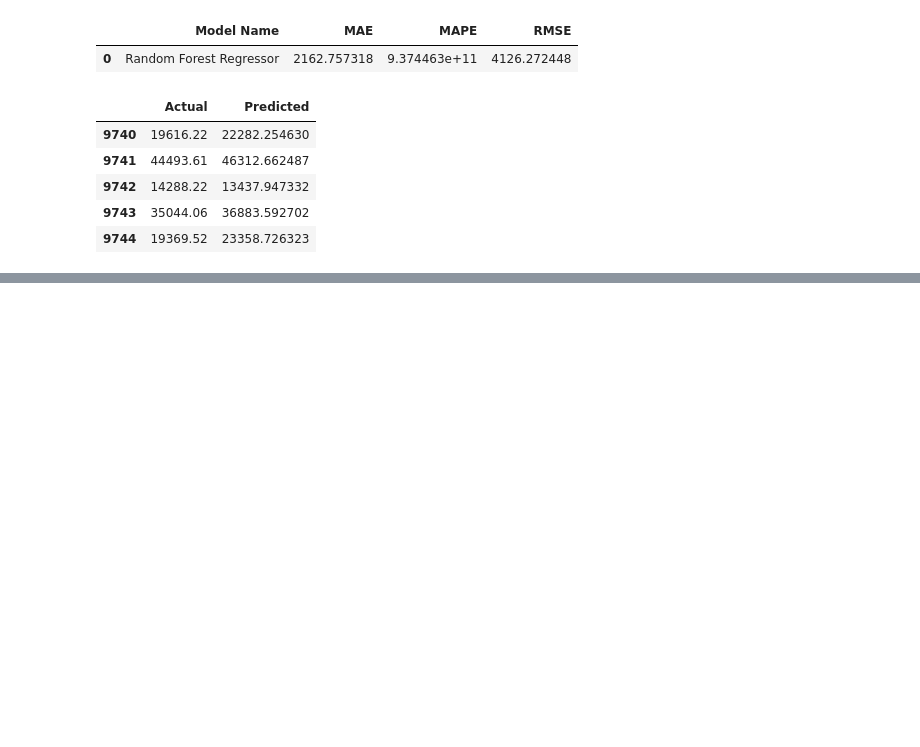
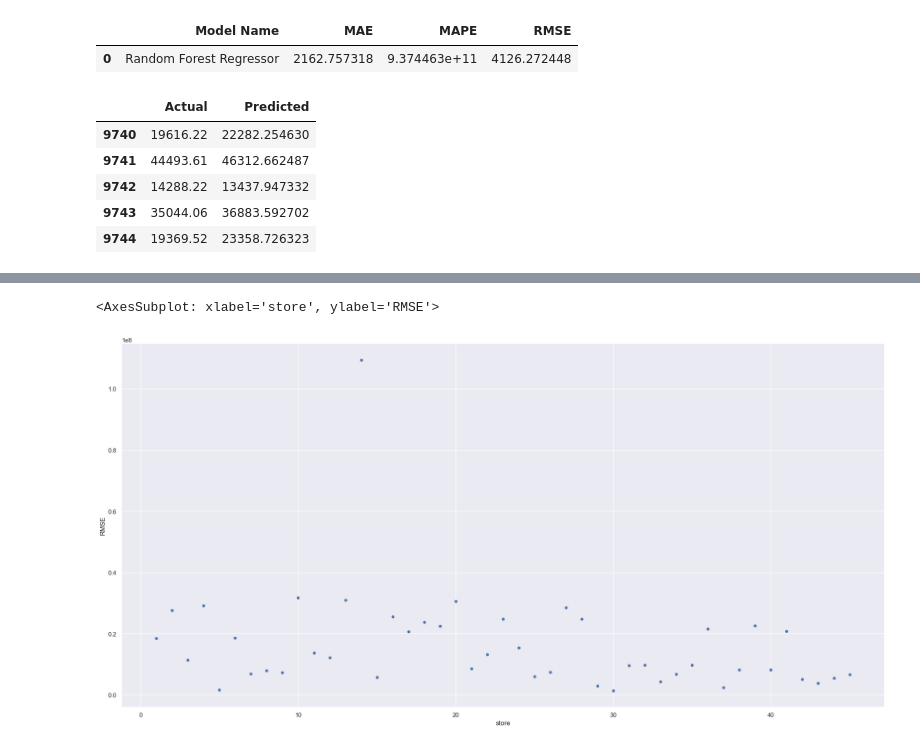
Before and after one commit to Raquelrs3/walmart_retail_case_study, a Jupyter notebook: Raquel_Rocha_Case_tecnico_Ioasys_F3.ipynb, the cells around one changed output, grey strips where cells are left out. Saved outputs shown, nothing was run; the diff lists cells and outputs as text; code cells hidden in the pictures; blank space fills up the shorter version.

```diff
--- a/Raquel_Rocha_Case_tecnico_Ioasys_F3.ipynb
+++ b/Raquel_Rocha_Case_tecnico_Ioasys_F3.ipynb
@@ -737,8 +737,8 @@ sns.scatterplot(x="date",y="weekly_sales",data=aux2);
 ##### **H7- Lojas abertas durante período de feriados importantes(super bowl, dia do trabalhador, natal, ação de graças...) deveriam vender mais.**
 Resposta: Os dados demonstram que a maior quantidade de vendas ocorrem em semanas sem feriado, apesar disso percebemos que a média de vendas nas semanas com feriados é de 1163.14 maior que a média de vendas nas semanas sem feriado. Essa visão agrupada, esconde um comportamento interessante, nos feriados de fevereiro e setembro ocorre um pequeno aumento nas vendas. Já em novembro, o comportamento das vendas tem um aumento considerável, enquanto em dezembro mostra um comportamento oposto, com baixas expressivas nas vendas. Embora não haja dados suficientes, podemos supor que as vendas para os feriados de dezembro são antecipadas em novembro, no feriado de Thanksgiving que antecede a Black Friday.
 # %%
-df1["is_holiday"] = df1["is_holiday"].replace(["Nao"],0)
-df1["is_holiday"] = df1["is_holiday"].replace(["Sim"],1)
+df4["is_holiday"] = df4["is_holiday"].replace(["Nao"],0)
+df4["is_holiday"] = df4["is_holiday"].replace(["Sim"],1)
 # %%
 df4[df4['is_holiday']==0]['weekly_sales'].describe()
 # %% [output]
@@ -1605,0 +1622,2 @@ rf_pred_tunning.head()
+# %%
+df9 = pd.DataFrame({'weekly_sales': y_val, 'predicted': yhat_rf_model_tuned})
@@ -1605,0 +1633,3 @@ rf_pred_tunning.head()
+# %%
+df9['store'] = x_val['store']
+df9.head()
@@ -1605,0 +1645,23 @@ rf_pred_tunning.head()
+# %%
+# Sum os Predictions, para saber quanto de dinheiro irá entrar com o modelo.
+df91 = df9 [["store", "predicted"]].groupby("store").sum().reset_index()
+
+# MAE RMSE, para reportar o valor de negócio.
+# Modelo do MAE
+df9_aux1 = df9[["store", "weekly_sales", "predicted"]].groupby("store").apply(lambda x:mean_absolute_error(x["weekly_sales"], x["predicted"])).reset_index().rename(columns = {0:"MAE"}) # primeiro argumento são as vendas reais (sales) e segundo argumento (são as predições)
+
+#Modelo RMSE
+df9_aux2 = df9[["store", "weekly_sales", "predicted"]].groupby("store").apply(lambda x:mean_squared_error(x["weekly_sales"], x["predicted"])).reset_index().rename(columns = {0:"RMSE"}) # primeiro argumento são as vendas reais (sales) e segundo argumento (são as predições)
+
+# Merge (Aqui reuniremos os valores MAE e RMSE)
+#inner = comparar as lojas, por isso coloca store no "on"
+df9_aux3 = pd.merge(df9_aux1, df9_aux2, how="inner", on="store")
+#Aqui colocaremos o MAE e o RMSE junto somas das predições por loja
+df92 = pd.merge(df91, df9_aux3, how="inner", on="store")
+
+# Scenarios
+df92["pior_cenario"] = df92["predicted"] - df92["RMSE"]
+df92["melhor_cenario"] = df92["predicted"] + df92["RMSE"]
+
+# order columns, ver nessa ordem os dados
+df92 = df92[["store", "predicted", "pior_cenario", "melhor_cenario", "MAE", "RMSE"]]
@@ -1605,0 +1686,5 @@ rf_pred_tunning.head()
+# %%
+sns.scatterplot(x="store", y="RMSE", data=df92)
+# %% [output]
+<AxesSubplot: xlabel='store', ylabel='RMSE'>
+[figure, added]
```
Also changed, not shown: parts of 23 cells of this notebook, 1 other file.
